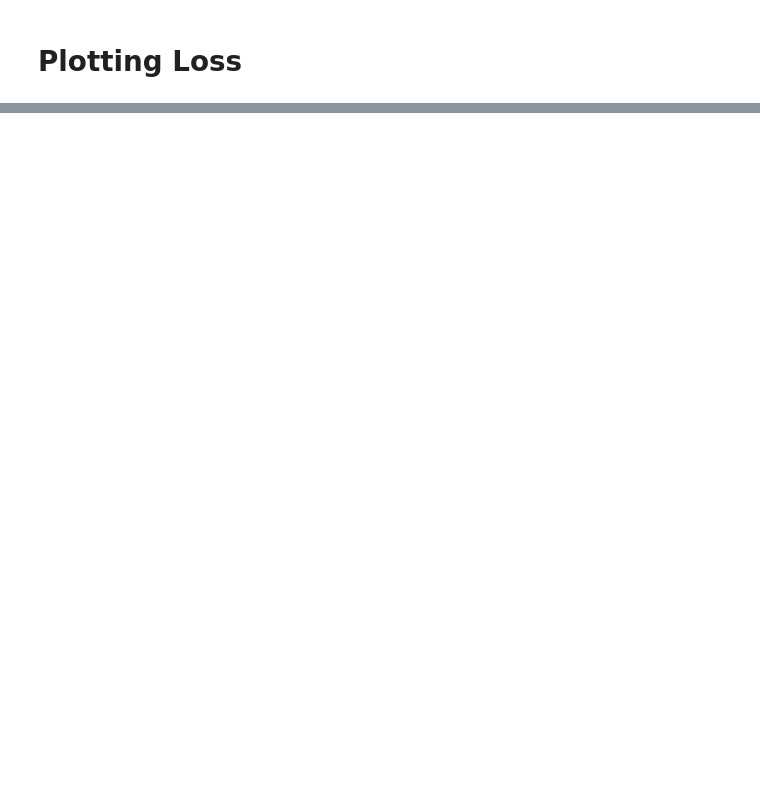
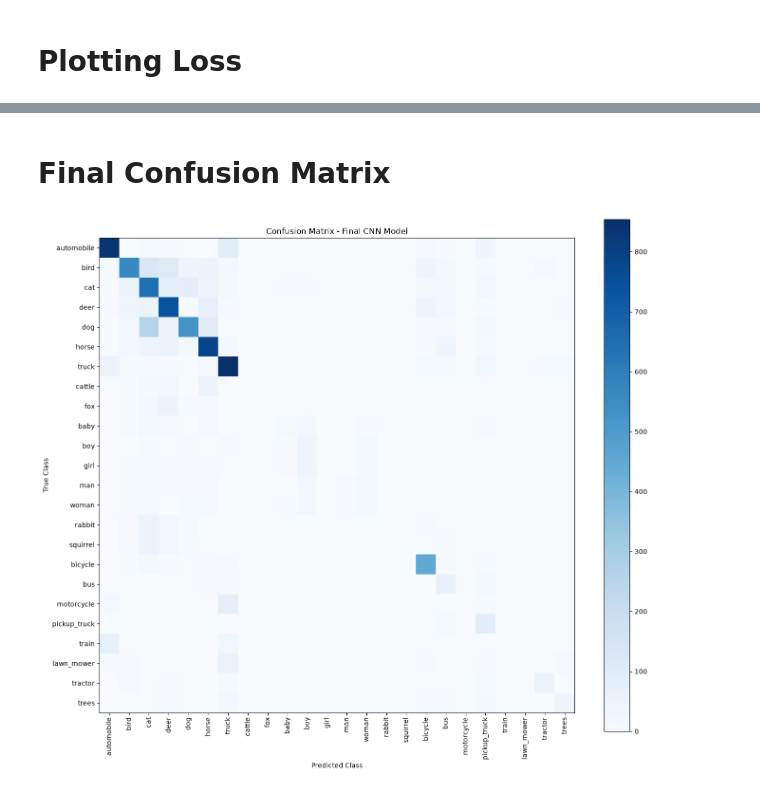
Before and after one commit to eljesam/Repeat-CA1, a Jupyter notebook: Repeat CA1/CA_Data_Augmentation_and_Class_Weights.ipynb, the cells around one changed output, grey strips where cells are left out. Saved outputs shown, nothing was run; the diff lists cells and outputs as text; code cells hidden in the pictures; blank space fills up the shorter version.

Commit message:
Compared initila augmented results, found that it had a flaw and created a new augmented model with stronger results

```diff
--- a/Repeat CA1/CA_Data_Augmentation_and_Class_Weights.ipynb
+++ b/Repeat CA1/CA_Data_Augmentation_and_Class_Weights.ipynb
@@ -303,0 +566,14 @@ plt.show()
+# %%
+prediction_probabilities = augmentation_only_model.predict(x_test)
+
+prediction_labels = np.argmax(prediction_probabilities, axis=1)
+true_labels = np.argmax(y_test, axis=1)
+
+print(
+    classification_report(
+        true_labels,
+        prediction_labels,
+        target_names=final_classes,
+        digits=4
+    )
+)
@@ -303,0 +598,32 @@ plt.show()
+# %% [markdown]
+# Final Confusion Matrix
+# %%
+cm = confusion_matrix(
+    true_labels,
+    prediction_labels
+)
+
+plt.figure(figsize=(14, 12))
+
+plt.imshow(cm, cmap="Blues")
+plt.colorbar()
+
+plt.xticks(
+    np.arange(len(final_classes)),
+    final_classes,
+    rotation=90
+)
+
+plt.yticks(
+    np.arange(len(final_classes)),
+    final_classes
+)
+
+plt.xlabel("Predicted Class")
+plt.ylabel("True Class")
+plt.title("Confusion Matrix - Final CNN Model")
+
+plt.tight_layout()
+plt.show()
+# %% [output]
+[figure, added]
```
Also changed, not shown: parts of 28 cells of this notebook.
